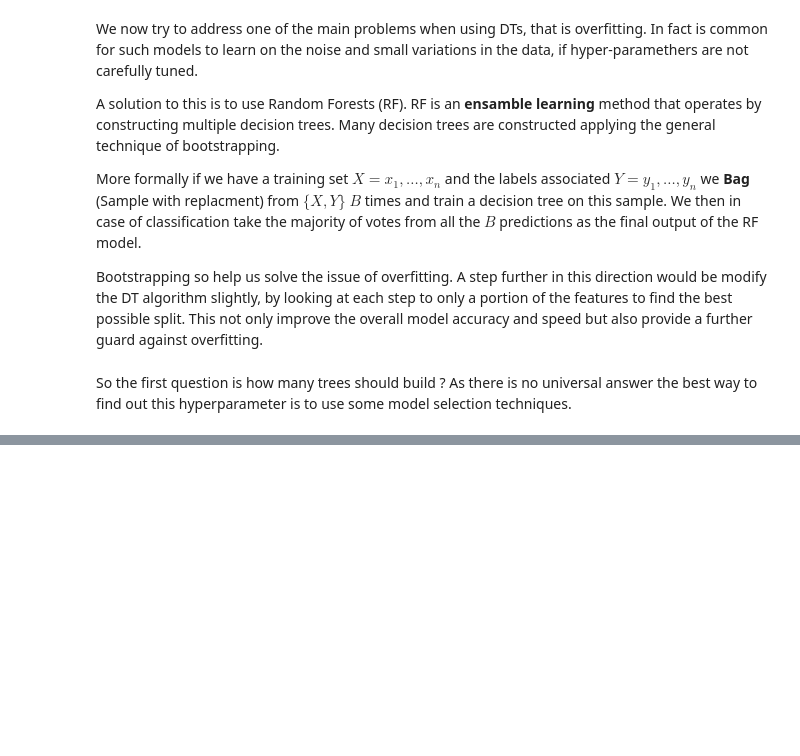
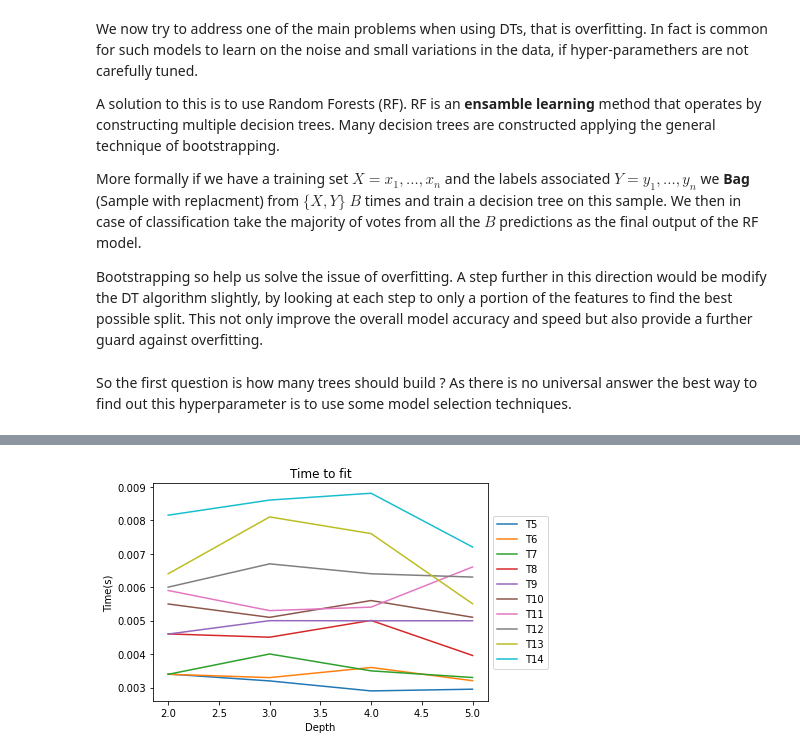
Before and after one commit to Benjamin-Barda/spotyCARLO, a Jupyter notebook: decisionTree.ipynb, the cells around one changed output, grey strips where cells are left out. Saved outputs shown, nothing was run; the diff lists cells and outputs as text; code cells hidden in the pictures; blank space fills up the shorter version.

```diff
--- a/decisionTree.ipynb
+++ b/decisionTree.ipynb
@@ -204,0 +198,12 @@ met.plot()
+# %%
+f = plt.figure()
+
+time_df.plot(ax = f.gca(), use_index = True)
+plt.legend(loc='center left', bbox_to_anchor=(1.0, 0.5))
+plt.title("Time to fit")
+plt.xlabel("Depth")
+plt.ylabel("Time(s)")
+plt.show()
+plt.show()
+# %% [output]
+[figure, added]
```
Also changed, not shown: parts of 7 cells of this notebook, 4 other files.
